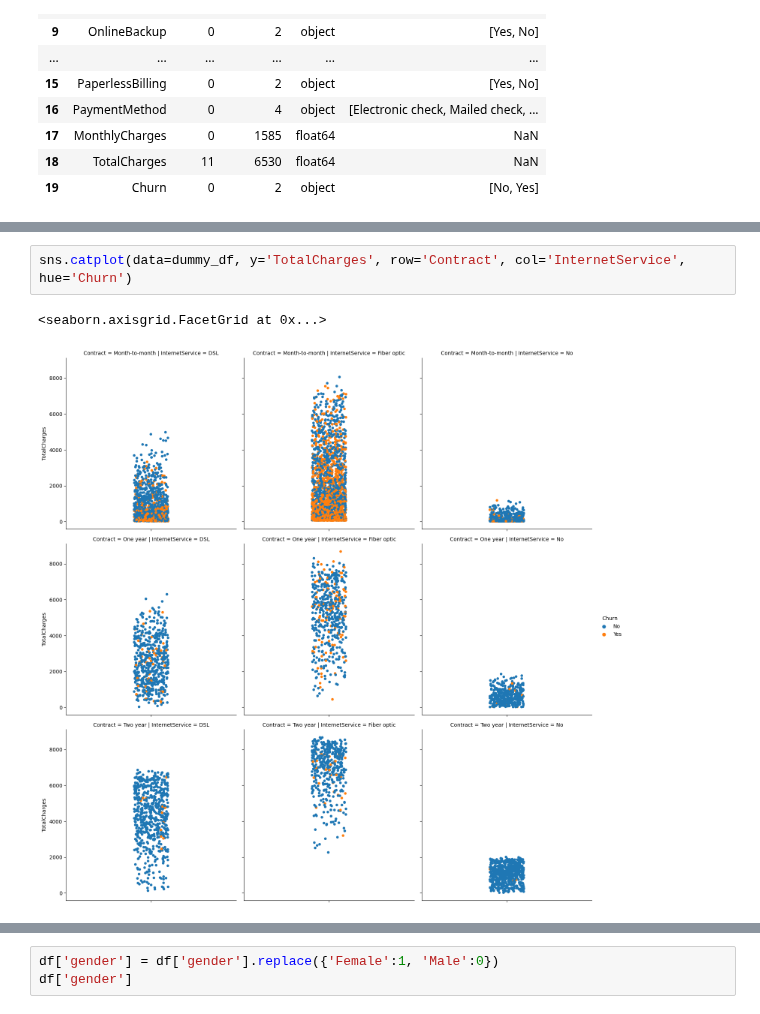
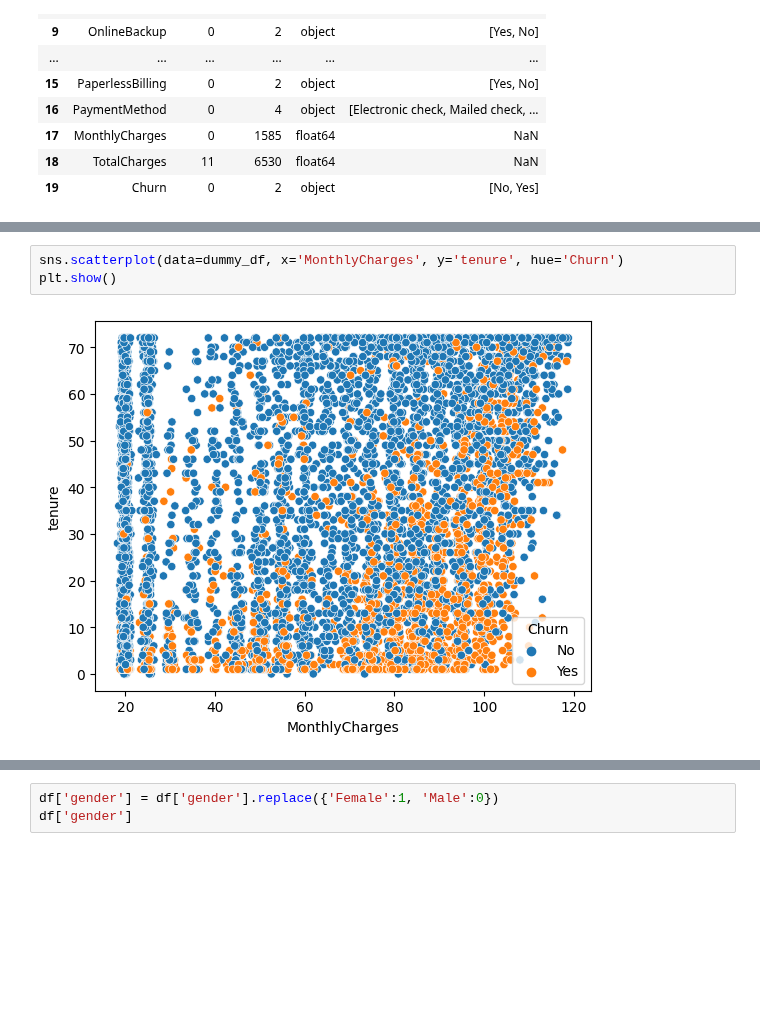
Before and after one commit to AnggaDS01/Python, a Jupyter notebook: Machine-learning/churn_customer/churn_prediction.ipynb, the cells around one changed output, grey strips where cells are left out. Saved outputs shown, nothing was run; the diff lists cells and outputs as text; blank space fills up the shorter version.

Commit message:
merapihkan file churn_prediction.ipynb (tahap 2)

```diff
--- a/Machine-learning/churn_customer/churn_prediction.ipynb
+++ b/Machine-learning/churn_customer/churn_prediction.ipynb
@@ -262,7 +262,7 @@ Data churn pelanggan Telco berisi informasi tentang perusahaan telco fiktif yang
 * TotalCharges: Menunjukkan total biaya pelanggan, dihitung hingga akhir kuartal yang ditentukan di atas.
 * Churn: Ya = pelanggan meninggalkan perusahaan pada kuartal ini. Tidak = pelanggan tetap bersama perusahaan. Terkait langsung dengan Nilai Churn
 # %%
-sns.catplot(data=dummy_df, y='TotalCharges', row='Contract', col='InternetService', hue='Churn')
+sns.scatterplot(data=dummy_df, x='MonthlyCharges', y='tenure', hue='Churn')
+plt.show()
 # %% [output]
-<seaborn.axisgrid.FacetGrid at 0x...>
-[figure, old version]
+[figure, new version]
```
Also changed, not shown: parts of 15 cells of this notebook, 1 other file.
